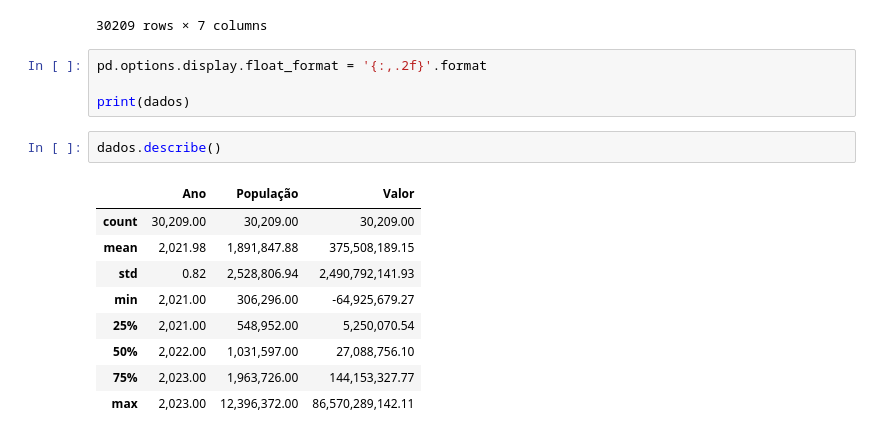
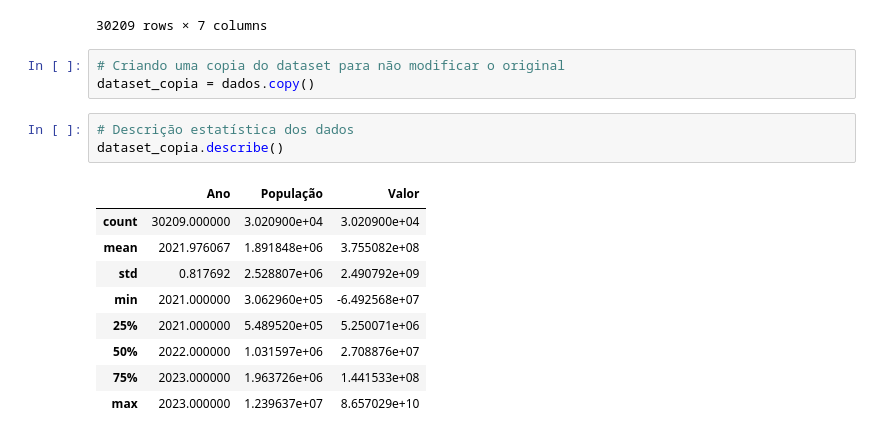
Before and after one commit to juliajgmb/projeto_icd, a Jupyter notebook: analise_inicial.ipynb, the cells around one changed output. Cells and saved outputs as stored; diff of their text form.

```diff
--- a/analise_inicial.ipynb
+++ b/analise_inicial.ipynb
@@ -21,19 +22,19 @@ dados
 | 30207 | 2023 | Prefeitura Municipal de Cuiabá - MT | MT | 618124 | RECEITA CORRENTE LÍQUIDA AJUSTADA... | siconfi-cor_RREO3ReceitaCorrenteL... | 2.747358e+09 |
 | 30208 | 2023 | Prefeitura Municipal de Cuiabá - MT | MT | 618124 | RECEITA CORRENTE LÍQUIDA AJUSTADA... | siconfi-cor_RREO3ReceitaCorrenteL... | 2.747358e+09 |
 30209 rows × 7 columns
-# %%
-pd.options.display.float_format = '{:,.2f}'.format
-
-print(dados)
-# %%
-dados.describe()
-# %% [output]
-|  | Ano | População | Valor |
-| count | 30,209.00 | 30,209.00 | 30,209.00 |
-| mean | 2,021.98 | 1,891,847.88 | 375,508,189.15 |
-| std | 0.82 | 2,528,806.94 | 2,490,792,141.93 |
-| min | 2,021.00 | 306,296.00 | -64,925,679.27 |
-| 25% | 2,021.00 | 548,952.00 | 5,250,070.54 |
-| 50% | 2,022.00 | 1,031,597.00 | 27,088,756.10 |
-| 75% | 2,023.00 | 1,963,726.00 | 144,153,327.77 |
-| max | 2,023.00 | 12,396,372.00 | 86,570,289,142.11 |
+# %%
+# Criando uma copia do dataset para não modificar o original
+dataset_copia = dados.copy()
+# %%
+# Descrição estatística dos dados
+dataset_copia.describe()
+# %% [output]
+|  | Ano | População | Valor |
+| count | 30209.000000 | 3.020900e+04 | 3.020900e+04 |
+| mean | 2021.976067 | 1.891848e+06 | 3.755082e+08 |
+| std | 0.817692 | 2.528807e+06 | 2.490792e+09 |
+| min | 2021.000000 | 3.062960e+05 | -6.492568e+07 |
+| 25% | 2021.000000 | 5.489520e+05 | 5.250071e+06 |
+| 50% | 2022.000000 | 1.031597e+06 | 2.708876e+07 |
+| 75% | 2023.000000 | 1.963726e+06 | 1.441533e+08 |
+| max | 2023.000000 | 1.239637e+07 | 8.657029e+10 |
```
Also changed, not shown: parts of 12 cells of this notebook.
